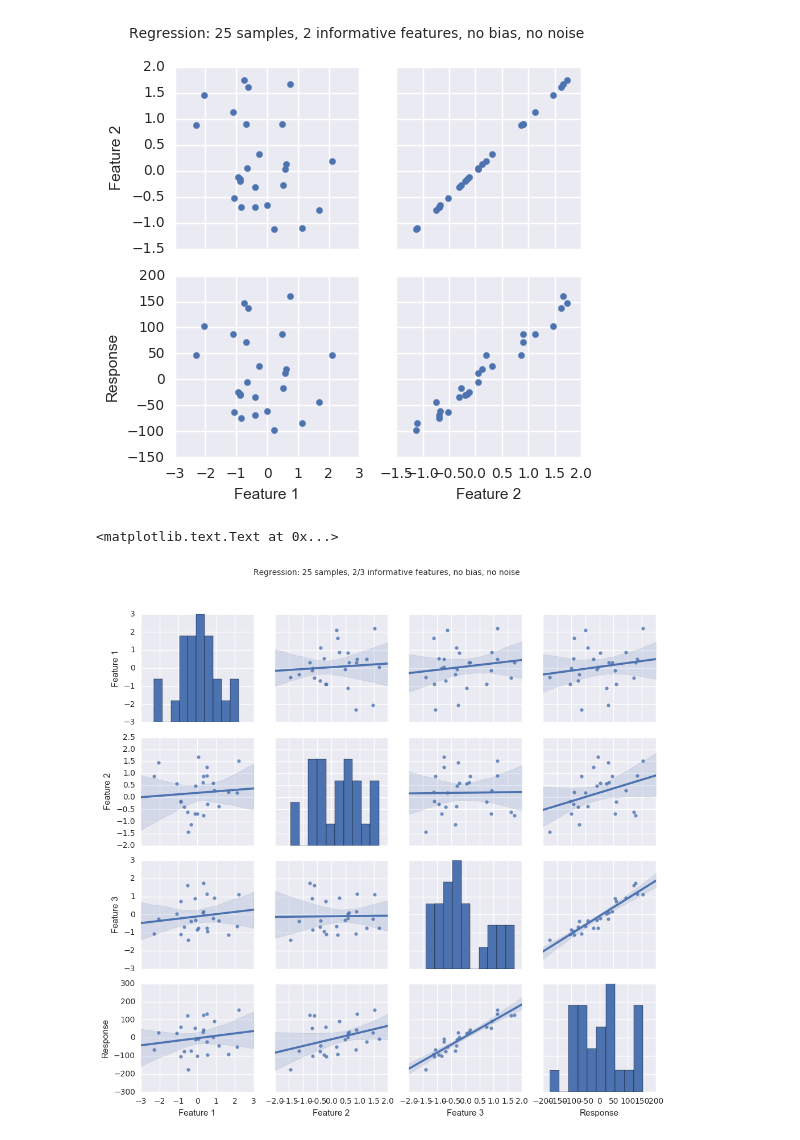
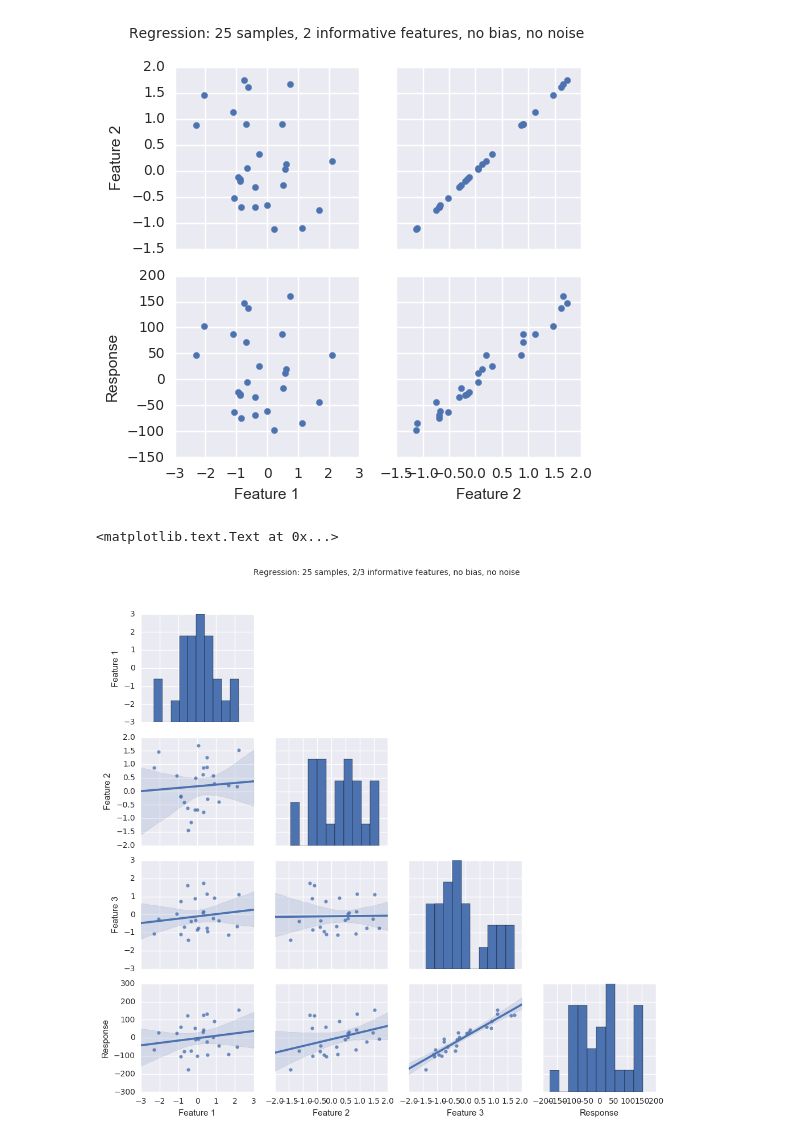
Before and after one commit to niranjv/ml-notes, a Jupyter notebook: Datasets.ipynb, the cells around one changed output. Saved outputs shown, nothing was run; the diff lists cells and outputs as text; code cells hidden in the pictures.

```diff
--- a/Datasets.ipynb
+++ b/Datasets.ipynb
@@ -469,17 +493,17 @@ array([ 13.74747041,  90.34019153])
 # %%
 X, y = make_regression(n_samples=25, n_features=3, n_informative=2, random_state=1)
 
 df = pd.concat([pd.DataFrame(X), pd.DataFrame(y)], axis=1)
 df = df.round(2)
 df.columns = ['Feature 1', 'Feature 2', 'Feature 3', 'Response']
 
 g = sns.pairplot(df, kind='reg')
 
 for i, j in zip(*np.triu_indices_from(g.axes, 1)):
-
+    g.axes[i,j].set_visible(False)
 
 plt.subplots_adjust(top=0.9)
 g.fig.suptitle('Regression: 25 samples, 2/3 informative features, no bias, no noise')
 # %% [output]
 <matplotlib.text.Text at 0x...>
-[figure, old version]
+[figure, new version]
```
Also changed, not shown: parts of 12 cells of this notebook.
